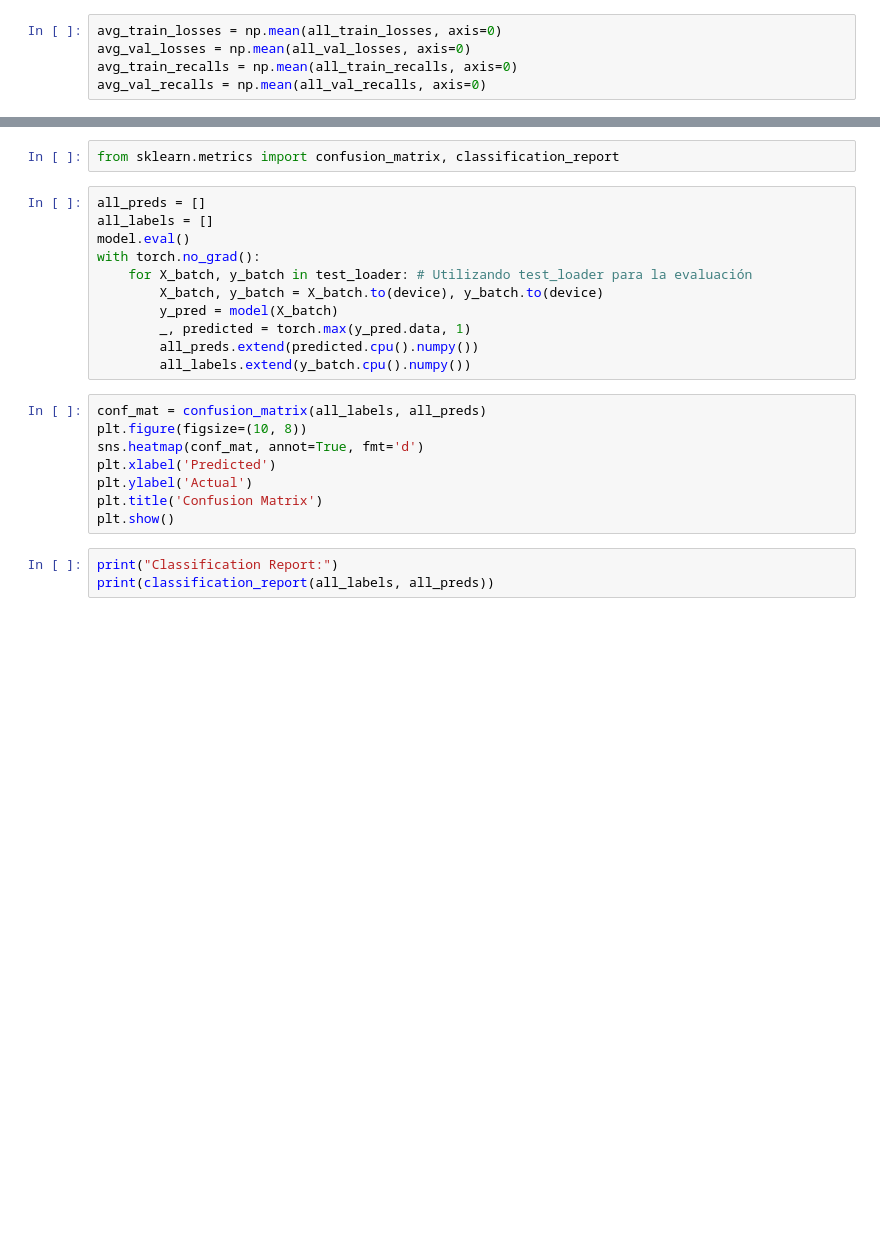
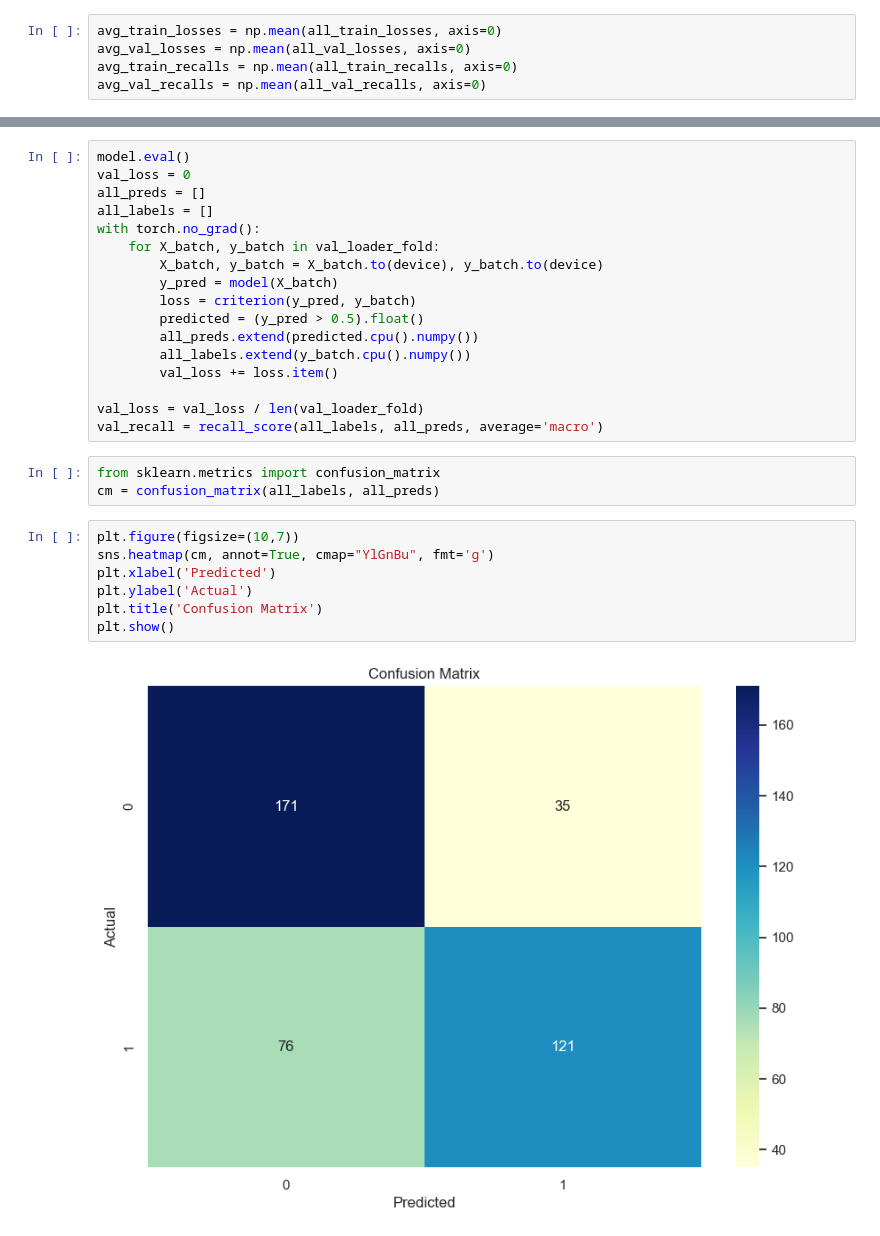
Before and after one commit to Matcraft94/DL_projects, a Jupyter notebook: music/DL_music_1.ipynb, the cells around one changed output, grey strips where cells are left out. Saved outputs shown, nothing was run; the diff lists cells and outputs as text; blank space fills up the shorter version.

```diff
--- a/music/DL_music_1.ipynb
+++ b/music/DL_music_1.ipynb
@@ -420,24 +435,29 @@ KeyError: 'y'
+# %%
+model.eval()
+val_loss = 0
+all_preds = []
+all_labels = []
+with torch.no_grad():
+    for X_batch, y_batch in val_loader_fold:
+        X_batch, y_batch = X_batch.to(device), y_batch.to(device)
+        y_pred = model(X_batch)
+        loss = criterion(y_pred, y_batch)
+        predicted = (y_pred > 0.5).float()
+        all_preds.extend(predicted.cpu().numpy())
+        all_labels.extend(y_batch.cpu().numpy())
+        val_loss += loss.item()
+
+val_loss = val_loss / len(val_loader_fold)
+val_recall = recall_score(all_labels, all_preds, average='macro')
 # %%
-from sklearn.metrics import confusion_matrix, classification_report
+from sklearn.metrics import confusion_matrix
+cm = confusion_matrix(all_labels, all_preds)
-# %%
-all_preds = []
-all_labels = []
-model.eval()
-with torch.no_grad():
-    for X_batch, y_batch in test_loader: # Utilizando test_loader para la evaluación
-        X_batch, y_batch = X_batch.to(device), y_batch.to(device)
-        y_pred = model(X_batch)
-        _, predicted = torch.max(y_pred.data, 1)
-        all_preds.extend(predicted.cpu().numpy())
-        all_labels.extend(y_batch.cpu().numpy())
 # %%
-conf_mat = confusion_matrix(all_labels, all_preds)
-plt.figure(figsize=(10, 8))
-sns.heatmap(conf_mat, annot=True, fmt='d')
+plt.figure(figsize=(10,7))
+sns.heatmap(cm, annot=True, cmap="YlGnBu", fmt='g')
 plt.xlabel('Predicted')
 plt.ylabel('Actual')
 plt.title('Confusion Matrix')
 plt.show()
+# %% [output]
+[figure, added]
-# %%
-print("Classification Report:")
-print(classification_report(all_labels, all_preds))
```
Also changed, not shown: parts of 11 cells of this notebook.
